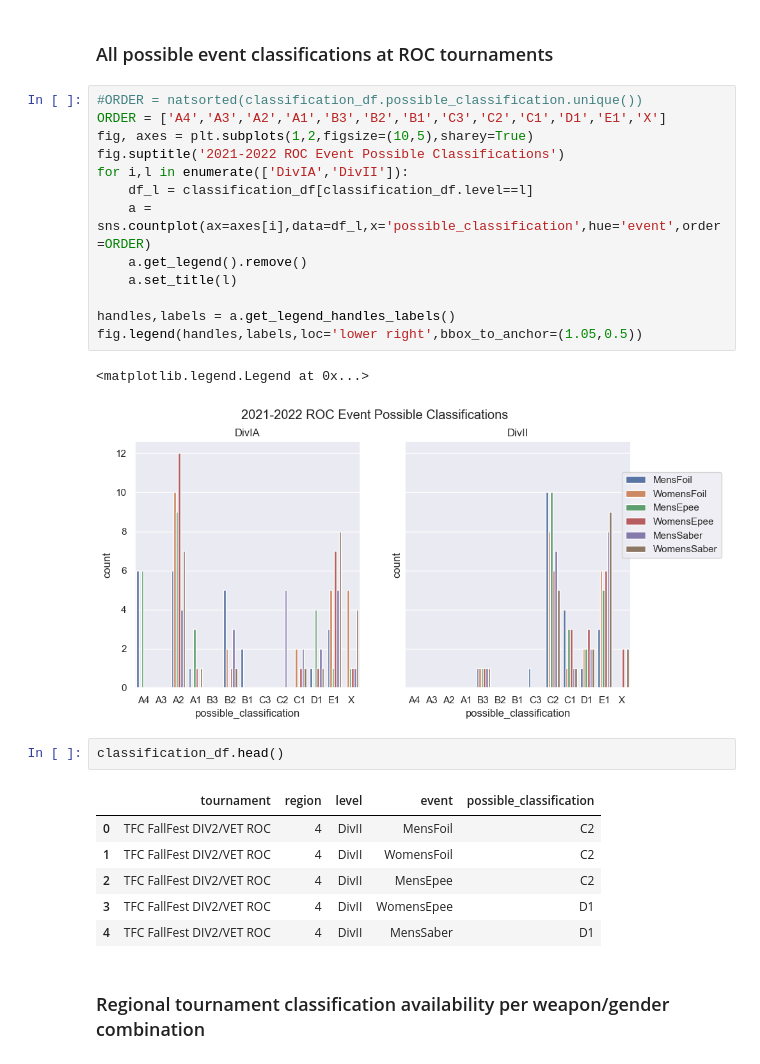
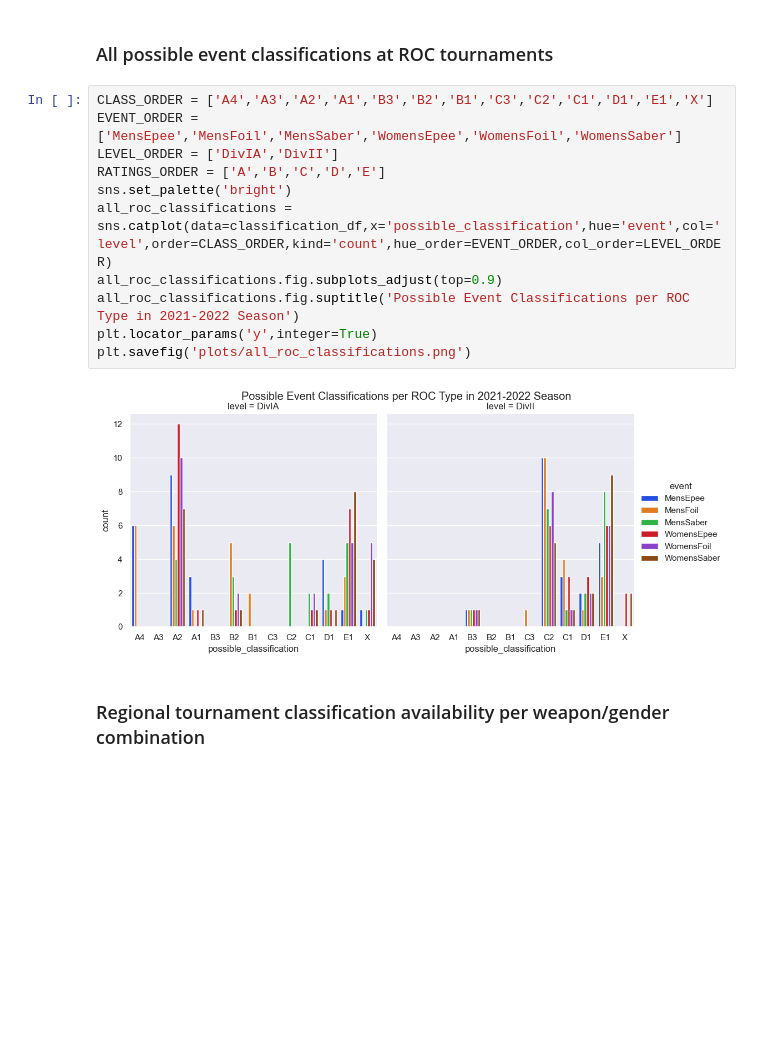
Before and after one commit to emace593/usafencing, a Jupyter notebook: fencingtime_ROCs.ipynb, the cells around one changed output. Cells and saved outputs as stored; diff of their text form; blank space fills up the shorter version.

```diff
--- a/fencingtime_ROCs.ipynb
+++ b/fencingtime_ROCs.ipynb
@@ -90,30 +86,18 @@ for tournament in tournament_names:
 classification_df = pd.DataFrame.from_dict({'tournament':tournaments,'region':regions,'level':levels,'event':events,'possible_classification':possible_classifications})
 # %% [markdown]
 ### All possible event classifications at ROC tournaments
-# %%
-#ORDER = natsorted(classification_df.possible_classification.unique())
-ORDER = ['A4','A3','A2','A1','B3','B2','B1','C3','C2','C1','D1','E1','X']
-fig, axes = plt.subplots(1,2,figsize=(10,5),sharey=True)
-fig.suptitle('2021-2022 ROC Event Possible Classifications')
-for i,l in enumerate(['DivIA','DivII']):
-    df_l = classification_df[classification_df.level==l]
-    a = sns.countplot(ax=axes[i],data=df_l,x='possible_classification',hue='event',order=ORDER)
-    a.get_legend().remove()
-    a.set_title(l)
-
-handles,labels = a.get_legend_handles_labels()
-fig.legend(handles,labels,loc='lower right',bbox_to_anchor=(1.05,0.5))
-# %% [output]
-<matplotlib.legend.Legend at 0x...>
-[figure, removed]
-# %%
-classification_df.head()
-# %% [output]
-|  | tournament | region | level | event | possible_classification |
-| 0 | TFC FallFest DIV2/VET ROC | 4 | DivII | MensFoil | C2 |
-| 1 | TFC FallFest DIV2/VET ROC | 4 | DivII | WomensFoil | C2 |
-| 2 | TFC FallFest DIV2/VET ROC | 4 | DivII | MensEpee | C2 |
-| 3 | TFC FallFest DIV2/VET ROC | 4 | DivII | WomensEpee | D1 |
-| 4 | TFC FallFest DIV2/VET ROC | 4 | DivII | MensSaber | D1 |
+# %%
+CLASS_ORDER = ['A4','A3','A2','A1','B3','B2','B1','C3','C2','C1','D1','E1','X']
+EVENT_ORDER = ['MensEpee','MensFoil','MensSaber','WomensEpee','WomensFoil','WomensSaber']
+LEVEL_ORDER = ['DivIA','DivII']
+RATINGS_ORDER = ['A','B','C','D','E']
+sns.set_palette('bright')
+all_roc_classifications = sns.catplot(data=classification_df,x='possible_classification',hue='event',col='level',order=CLASS_ORDER,kind='count',hue_order=EVENT_ORDER,col_order=LEVEL_ORDER)
+all_roc_classifications.fig.subplots_adjust(top=0.9)
+all_roc_classifications.fig.suptitle('Possible Event Classifications per ROC Type in 2021-2022 Season')
+plt.locator_params('y',integer=True)
+plt.savefig('plots/all_roc_classifications.png')
+# %% [output]
+[figure, added]
 # %% [markdown]
 ### Regional tournament classification availability per weapon/gender combination
```
Also changed, not shown: parts of 18 cells of this notebook, 9 other files.
